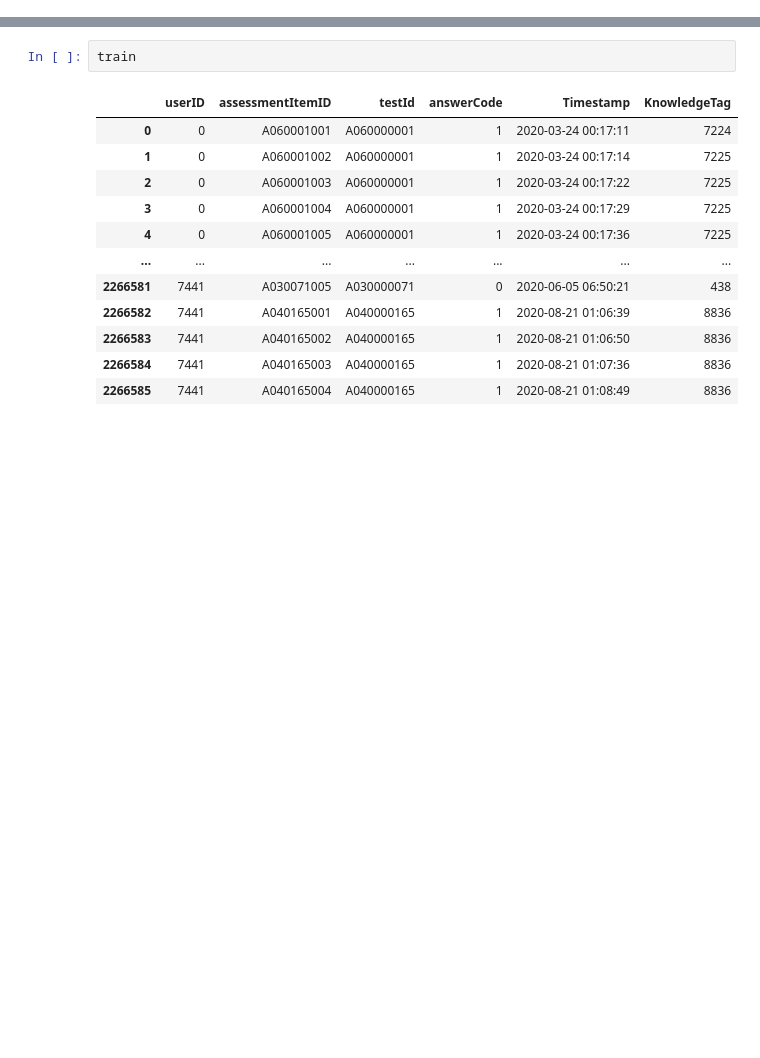
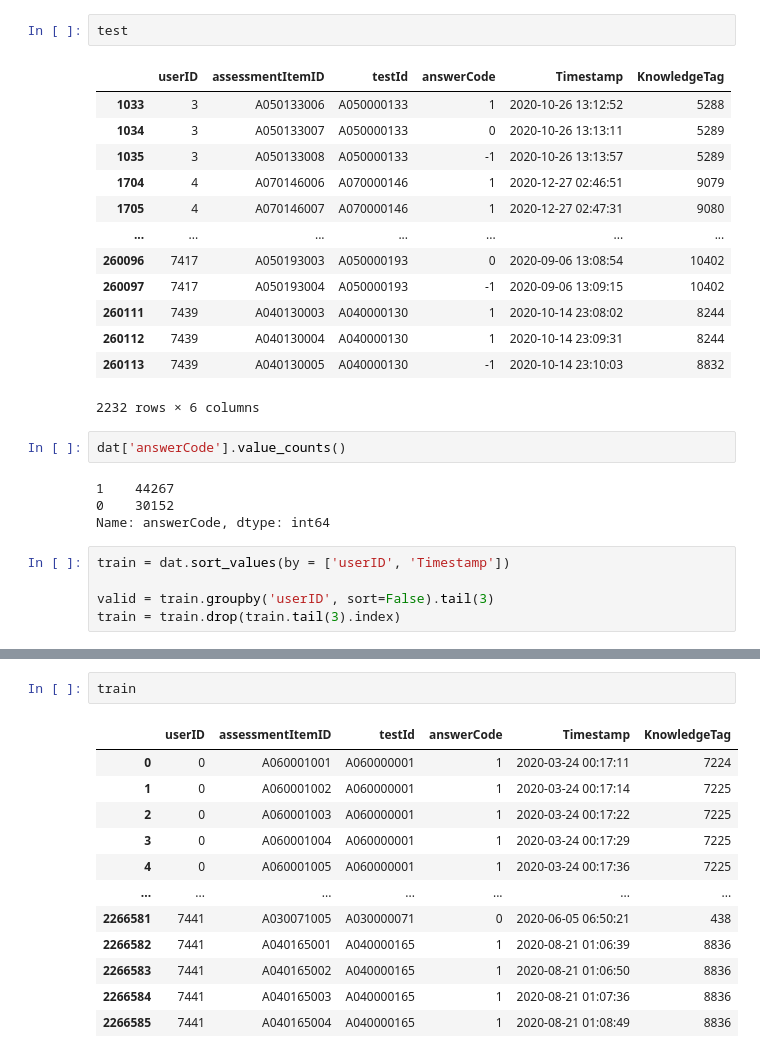
Before and after one commit to boostcampaitech4lv23recsys1/level2_dkt_recsys-level2-recsys-04, a Jupyter notebook: EDA/bae_eda.ipynb, the cells around one changed output, grey strips where cells are left out. Drawn from its saved outputs; the diff is of its cells as text; blank space fills up the shorter version.

```diff
--- a/EDA/bae_eda.ipynb
+++ b/EDA/bae_eda.ipynb
@@ -9,0 +37,27 @@ test = pd.read_csv(path + 'test_data.csv')
+# %%
+test
+# %% [output]
+|  | userID | assessmentItemID | testId | answerCode | Timestamp | KnowledgeTag |
+| 1033 | 3 | A050133006 | A050000133 | 1 | 2020-10-26 13:12:52 | 5288 |
+| 1034 | 3 | A050133007 | A050000133 | 0 | 2020-10-26 13:13:11 | 5289 |
+| 1035 | 3 | A050133008 | A050000133 | -1 | 2020-10-26 13:13:57 | 5289 |
+| 1704 | 4 | A070146006 | A070000146 | 1 | 2020-12-27 02:46:51 | 9079 |
+| 1705 | 4 | A070146007 | A070000146 | 1 | 2020-12-27 02:47:31 | 9080 |
+| ... | ... | ... | ... | ... | ... | ... |
+| 260096 | 7417 | A050193003 | A050000193 | 0 | 2020-09-06 13:08:54 | 10402 |
+| 260097 | 7417 | A050193004 | A050000193 | -1 | 2020-09-06 13:09:15 | 10402 |
+| 260111 | 7439 | A040130003 | A040000130 | 1 | 2020-10-14 23:08:02 | 8244 |
+| 260112 | 7439 | A040130004 | A040000130 | 1 | 2020-10-14 23:09:31 | 8244 |
+| 260113 | 7439 | A040130005 | A040000130 | -1 | 2020-10-14 23:10:03 | 8832 |
+2232 rows × 6 columns
+# %%
+dat['answerCode'].value_counts()
+# %% [output]
+1    44267
+0    30152
+Name: answerCode, dtype: int64
+# %%
+train = dat.sort_values(by = ['userID', 'Timestamp'])
+
+valid = train.groupby('userID', sort=False).tail(3)
+train = train.drop(train.tail(3).index)
```
Also changed, not shown: parts of 18 cells of this notebook, 2 other files.
